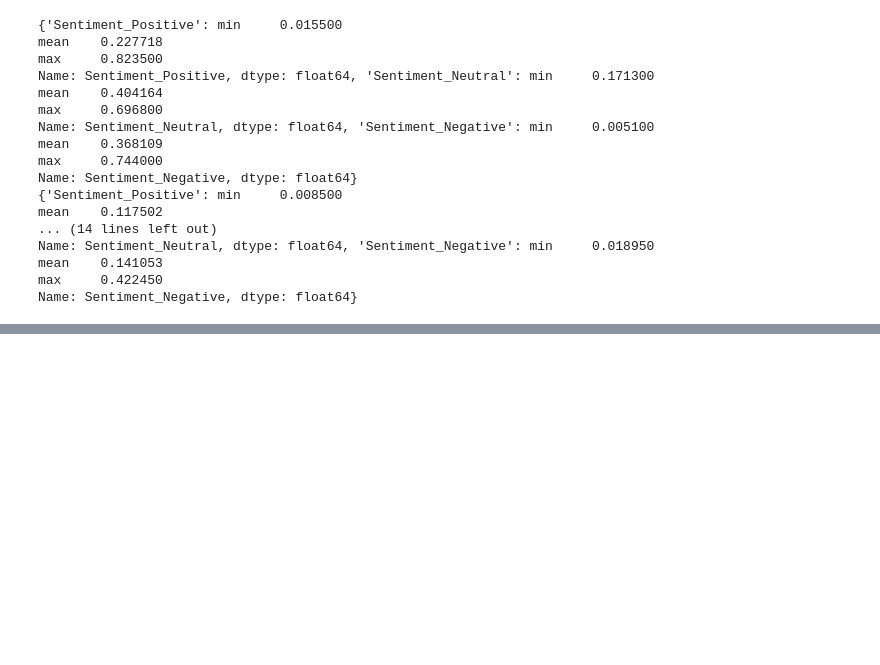
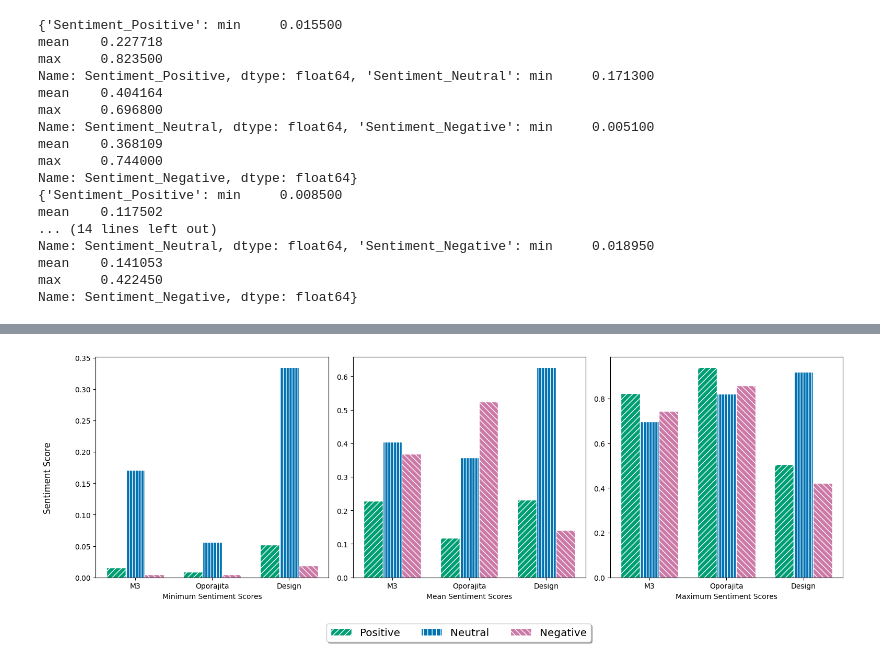
Before and after one commit to SumitKar01/mail-response-analysis, a Jupyter notebook: graphing-response-sp.ipynb, the cells around one changed output, grey strips where cells are left out. Drawn from its saved outputs; the diff is of its cells as text; code cells hidden in the pictures; blank space fills up the shorter version.

```diff
--- a/graphing-response-sp.ipynb
+++ b/graphing-response-sp.ipynb
@@ -368,3 +492,102 @@ Mean Sentiment Scores:
 +-----------+------------+-----------+------------+
 | Design    |    0.50456 |   0.9186  |    0.42245 |
 +-----------+------------+-----------+------------+
+# %%
+def plot_sentiment_scores(ax, data, title):
+    labels = ['M3', 'Oporajita', 'Design']
+    x = np.arange(len(labels))
+    width = 0.25
+
+    for i, (label, color) in enumerate(zip(['Positive', 'Neutral', 'Negative'], ['#009E73', '#0072B2', '#CC79A7'])):
+        bars = ax.bar(x + i*width - width, data[label], width, label=label, color=color, edgecolor='white')
+        # Add white hatches to the bars
+        for bar in bars:
+            bar.set_hatch('///' if label == 'Positive' else '|||' if label == 'Neutral' else '\\\\\\')
+
+    ax.set_xlabel(title)
+    ax.set_xticks(x)
+    ax.set_xticklabels(labels)
+
+# Data
+min_data = {
+    'Positive': [summary_m3['Sentiment_Positive']['min'],
+                 summary_oporajita['Sentiment_Positive']['min'],
+                 summary_design['Sentiment_Positive']['min']],
+    'Neutral': [summary_m3['Sentiment_Neutral']['min'],
+                summary_oporajita['Sentiment_Neutral']['min'],
+                summary_design['Sentiment_Neutral']['min']],
+    'Negative': [summary_m3['Sentiment_Negative']['min'],
+                 summary_oporajita['Sentiment_Negative']['min'],
+                 summary_design['Sentiment_Negative']['min']]
+}
+
+mean_data = {
+    'Positive': [summary_m3['Sentiment_Positive']['mean'],
+                 summary_oporajita['Sentiment_Positive']['mean'],
+                 summary_design['Sentiment_Positive']['mean']],
+    'Neutral': [summary_m3['Sentiment_Neutral']['mean'],
+                summary_oporajita['Sentiment_Neutral']['mean'],
+                summary_design['Sentiment_Neutral']['mean']],
+    'Negative': [summary_m3['Sentiment_Negative']['mean'],
+                 summary_oporajita['Sentiment_Negative']['mean'],
+                 summary_design['Sentiment_Negative']['mean']]
+}
+
+max_data = {
+    'Positive': [summary_m3['Sentiment_Positive']['max'],
+                 summary_oporajita['Sentiment_Positive']['max'],
+                 summary_design['Sentiment_Positive']['max']],
+    'Neutral': [summary_m3['Sentiment_Neutral']['max'],
+                summary_oporajita['Sentiment_Neutral']['max'],
+                summary_design['Sentiment_Neutral']['max']],
+    'Negative': [summary_m3['Sentiment_Negative']['max'],
+                 summary_oporajita['Sentiment_Negative']['max'],
+                 summary_design['Sentiment_Negative']['max']]
+}
+
+# Create custom legend handles
+legend_handles = [
+    Patch(facecolor='#009E73', edgecolor='white', label='Positive', hatch='///'),
+    Patch(facecolor='#0072B2', edgecolor='white', label='Neutral', hatch='||'),
+    Patch(facecolor='#CC79A7', edgecolor='white', label='Negative', hatch='\\\\\\')
+]
+
+# Creating subplots
+fig, axs = plt.subplots(1, 3, figsize=(15, 5))
+handles, labels = axes[0].get_legend_handles_labels()
+fig.legend(handles=legend_handles, loc='lower center', bbox_to_anchor=(0.5, -0.15), shadow=True, ncol=3, fontsize='x-large')
+
+# Set common xlabel and ylabel for the entire figure
+#fig.text(0.5, -0.05, 'Sentiment Score', ha='center')
+fig.text(-0.03, 0.5, 'Sentiment Score', va='center', rotation='vertical', fontsize='large')
+# Plotting minimum sentiment scores
+plot_sentiment_scores(axs[0], min_data, 'Minimum Sentiment Scores')
+
+# Plotting mean sentiment scores
+plot_sentiment_scores(axs[1], mean_data, 'Mean Sentiment Scores')
+
+# Plotting maximum sentiment scores
+plot_sentiment_scores(axs[2], max_data, 'Maximum Sentiment Scores')
+
+plt.tight_layout()
+plt.show()
+print('Min, Mean and Max Sentiment Scores')
+
+
+
+# Custom row headers
+row_headers = ['M3', 'Oporajita', 'Design']
+
+# Print minimum sentiment scores
+print("Minimum Sentiment Scores:")
+print(tabulate(min_data, headers='keys', showindex=row_headers, tablefmt='grid'))
+
+# Print mean sentiment scores
+print("\nMean Sentiment Scores:")
+print(tabulate(mean_data, headers='keys', showindex=row_headers, tablefmt='grid'))
+
+# Print maximum sentiment scores
+print("\nMaximum Sentiment Scores:")
+print(tabulate(max_data, headers='keys', showindex=row_headers, tablefmt='grid'))
+# %% [output]
+[figure, added]
```
Also changed, not shown: parts of 5 cells of this notebook.
